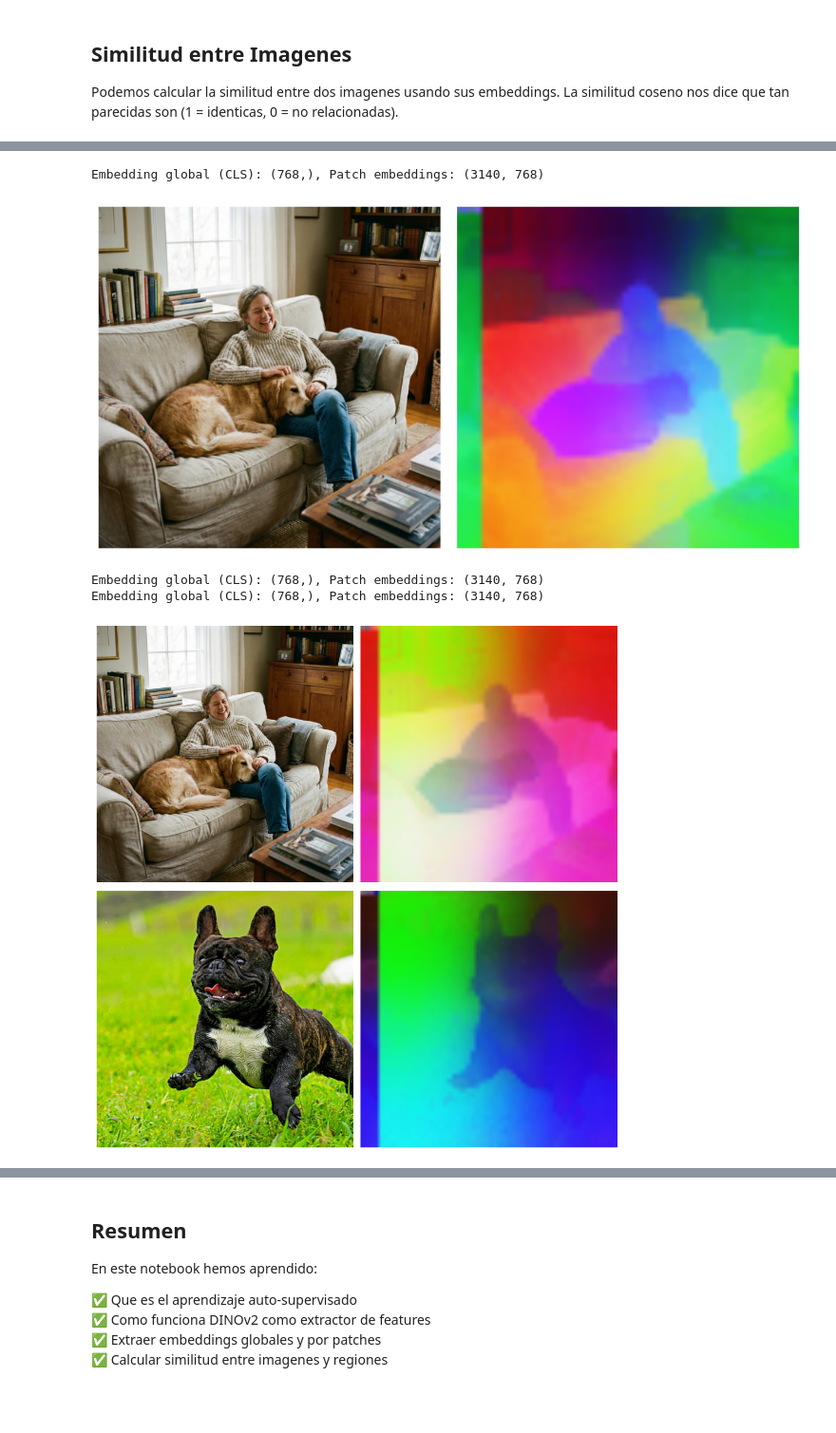
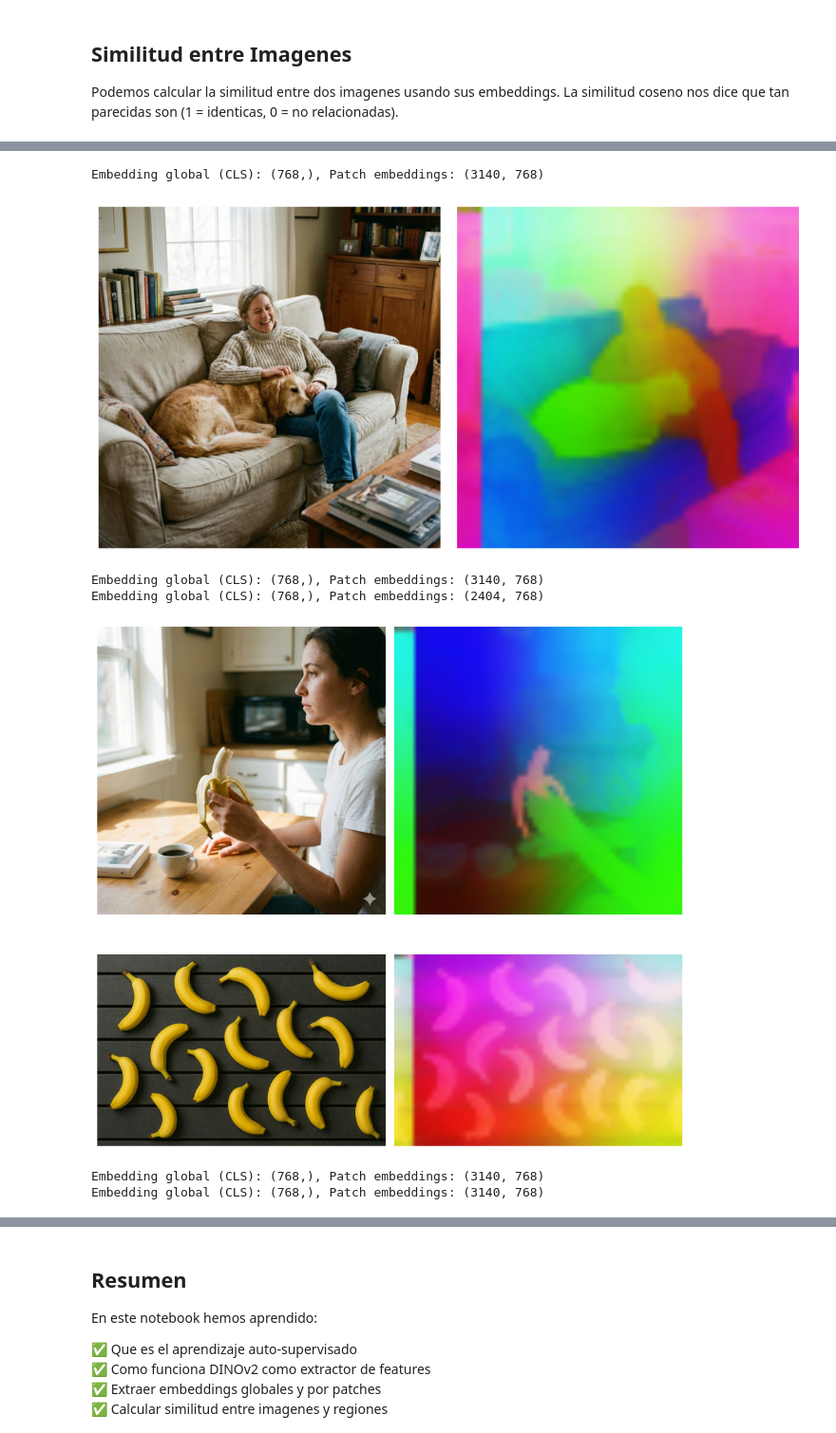
Before and after one commit to sergiovillanueva/Modelos_Fundacionales, a Jupyter notebook: 4_DINO.ipynb, the cells around one changed output, grey strips where cells are left out. Shown at 95% size. Drawn from its saved outputs; the diff is of its cells as text; code cells hidden in the pictures; blank space fills up the shorter version.

```diff
--- a/4_DINO.ipynb
+++ b/4_DINO.ipynb
@@ -61,7 +61,7 @@ image_cars = Image.open(BytesIO(requests.get(url_cars).content)).convert("RGB")
 url_person_cars = "https://github.com/sergiovillanueva/modelos_fundacionales/raw/main/assets/person_cars.jpg"
 image_person_cars = Image.open(BytesIO(requests.get(url_person_cars).content)).convert("RGB")
 
-url_person_dog = "https://github.com/sergiovillanueva/modelos_fundacionales/raw/main/assets/person_dog2.jpg"
+url_person_dog = "https://github.com/sergiovillanueva/modelos_fundacionales/raw/main/assets/person_dog.jpg"
 image_person_dog = Image.open(BytesIO(requests.get(url_person_dog).content)).convert("RGB")
 
 url_dog = "https://github.com/sergiovillanueva/modelos_fundacionales/raw/main/assets/dog.jpg"
@@ -72,6 +72,9 @@ image_fruits = Image.open(BytesIO(requests.get(url_fruits).content)).convert("RG
 
 url_bananas = "https://github.com/sergiovillanueva/modelos_fundacionales/raw/main/assets/bananas.jpg"
 image_bananas = Image.open(BytesIO(requests.get(url_bananas).content)).convert("RGB")
+
+url_person_banana = "https://github.com/sergiovillanueva/modelos_fundacionales/raw/main/assets/person_banana.jpg"
+image_person_banana = Image.open(BytesIO(requests.get(url_person_banana).content)).convert("RGB")
 print("Imagenes cargadas")
 # %% [output]
 Imagenes cargadas
@@ -82,9 +85,9 @@ DINOv2 genera un embedding (vector numerico) que representa el contenido de la i
 
 El modelo divide la imagen en patches (trozos) y genera un embedding para cada uno, mas un token especial `[CLS]` que representa la imagen completa.
 # %%
-def extract_embeddings(image, resize=False):
+def extract_embeddings(image):
     """Extrae embeddings de imagen usando DINOv2/v3"""
-    inputs = processor(images=image, return_tensors="pt", do_resize=resize).to(device)
+    inputs = processor(images=image, return_tensors="pt", do_resize=False, do_center_crop=False).to(device)
 
     with torch.no_grad():
         outputs = model(**inputs)
@@ -142,9 +164,9 @@ Similitud entre im1 y im2: -0.128
 # %%
 def visualize_embeddings(img):
     """Visualiza los embeddings de parches con colores vibrantes usando PCA + sigmoid"""
-    _, patch_emb = extract_embeddings(img, False)
+    _, patch_emb = extract_embeddings(img)
 
-    pixel_values = processor(images=img, return_tensors="pt", do_resize=False)["pixel_values"]
+    pixel_values = processor(images=img, return_tensors="pt", do_resize=False, do_center_crop=False)["pixel_values"]
     patch_size = model.config.patch_size
     tokens_h = pixel_values.shape[-2] // patch_size
     tokens_w = pixel_values.shape[-1] // patch_size
@@ -154,7 +176,7 @@ def visualize_embeddings(img):
     pca = PCA(n_components=3, whiten=True)
     pca_features = pca.fit_transform(patch_emb[:tokens_hw])
     pca_tensor = torch.from_numpy(pca_features).view(tokens_h, tokens_w, 3)
-    img_pca_2d = torch.nn.functional.sigmoid(pca_tensor.mul(2.0)).numpy()
+    img_pca_2d = torch.nn.functional.sigmoid(-pca_tensor.mul(2.0)).numpy()
 
     fig, axes = plt.subplots(1, 2, figsize=(10, 5))
     axes[0].imshow(img)
@@ -168,16 +190,16 @@ def visualize_embeddings(img):
 visualize_embeddings(image_person_dog)
 # %% [output]
 Embedding global (CLS): (768,), Patch embeddings: (3140, 768)
-[figure, old version]
+[figure, new version]
 # %%
 def visualize_embeddings_together(img1, img2):
     """Visualiza los embeddings de 2 imagenes en el mismo espacio PCA con colores vibrantes"""
-    _, patch_emb_1 = extract_embeddings(img1, False)
-    _, patch_emb_2 = extract_embeddings(img2, False)
+    _, patch_emb_1 = extract_embeddings(img1)
+    _, patch_emb_2 = extract_embeddings(img2)
 
     # Calcular dimensiones de cada imagen
-    pixel_values_1 = processor(images=img1, return_tensors="pt", do_resize=False)["pixel_values"]
-    pixel_values_2 = processor(images=img2, return_tensors="pt", do_resize=False)["pixel_values"]
+    pixel_values_1 = processor(images=img1, return_tensors="pt", do_resize=False, do_center_crop=False)["pixel_values"]
+    pixel_values_2 = processor(images=img2, return_tensors="pt", do_resize=False, do_center_crop=False)["pixel_values"]
     patch_size = model.config.patch_size
 
     tokens_h1 = pixel_values_1.shape[-2] // patch_size
@@ -188,35 +210,39 @@ def visualize_embeddings_together(img1, img2):
     tokens_w2 = pixel_values_2.shape[-1] // patch_size
     tokens_hw2 = tokens_h2 * tokens_w2
 
     # Combinar embeddings en el mismo espacio PCA
     combined = np.vstack([patch_emb_1[:tokens_hw1], patch_emb_2[:tokens_hw2]])
 
     # PCA en el espacio combinado
     pca = PCA(n_components=3, whiten=True)
     pca_features = pca.fit_transform(combined)
 
-    # Separar las features y aplicar sigmoid
+    # Separar las features e invertir para que objetos centrales sean vibrantes
     pca_img1 = torch.from_numpy(pca_features[:tokens_hw1]).view(tokens_h1, tokens_w1, 3)
     pca_img2 = torch.from_numpy(pca_features[tokens_hw1:]).view(tokens_h2, tokens_w2, 3)
 
-    img_pca_1 = torch.nn.functional.sigmoid(pca_img1.mul(2.0)).numpy()
-    img_pca_2 = torch.nn.functional.sigmoid(pca_img2.mul(2.0)).numpy()
+    # Invertir y aplicar sigmoid: valores cercanos a 0 -> colores vivos
+    img_pca_1 = torch.nn.functional.sigmoid(-pca_img1.mul(2.0)).numpy()
+    img_pca_2 = torch.nn.functional.sigmoid(-pca_img2.mul(2.0)).numpy()
 
     # Visualizar
     fig, axes = plt.subplots(2, 2, figsize=(10, 10))
     axes[0, 0].imshow(img1)
     axes[0, 0].axis("off")
     axes[0, 1].imshow(img_pca_1, interpolation="bilinear")
     axes[0, 1].axis("off")
     axes[1, 0].imshow(img2)
     axes[1, 0].axis("off")
     axes[1, 1].imshow(img_pca_2, interpolation="bilinear")
     axes[1, 1].axis("off")
     plt.tight_layout()
     plt.show()
 
+visualize_embeddings_together(image_person_banana, image_bananas)
 visualize_embeddings_together(image_person_dog, image_dog)
 # %% [output]
 Embedding global (CLS): (768,), Patch embeddings: (3140, 768)
-Embedding global (CLS): (768,), Patch embeddings: (3140, 768)
+Embedding global (CLS): (768,), Patch embeddings: (2404, 768)
-[figure, old version]
+[figure, new version]
+Embedding global (CLS): (768,), Patch embeddings: (3140, 768)
+Embedding global (CLS): (768,), Patch embeddings: (3140, 768)
```
Also changed, not shown: parts of 14 cells of this notebook, 1 other file.
